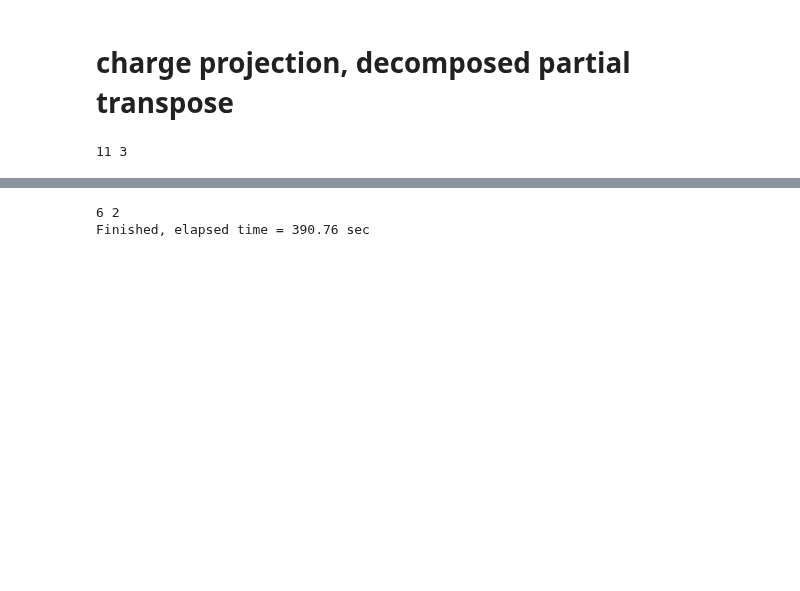
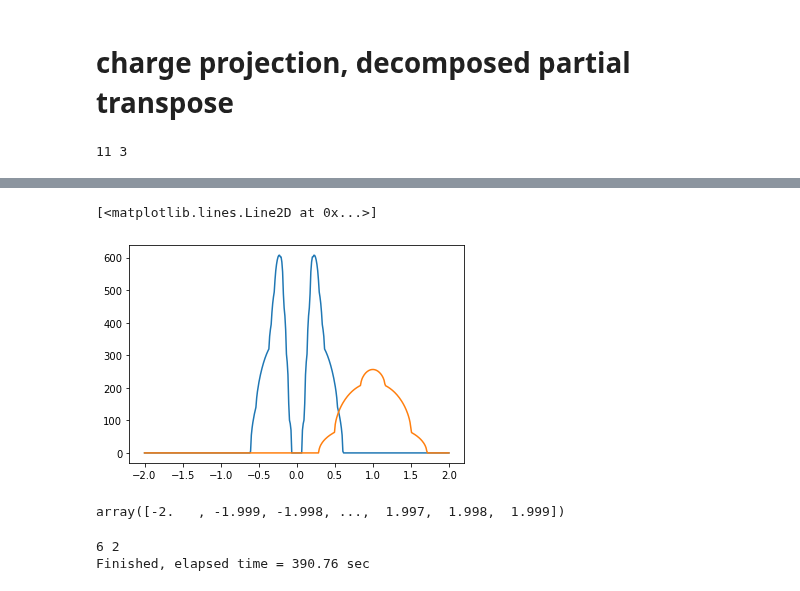
Before and after one commit to hassan-shap/RMT, a Jupyter notebook: symm_draft/U1_symmetry-resolved.ipynb, the cells around one changed output, grey strips where cells are left out. Cells and saved outputs as stored; diff of their text form; code cells hidden in the pictures; blank space fills up the shorter version.

```diff
--- a/symm_draft/U1_symmetry-resolved.ipynb
+++ b/symm_draft/U1_symmetry-resolved.ipynb
@@ -285,3 +277,67 @@ ES was loaded!
+# %%
+r=2 # local Hilbert space dim
+
+La=5
+Lb=5
+Na=r**La
+Nb=r**Lb
+
+Lc=12
+
+Npt = int((La+Lb+Lc)/2)
+Npt_a = 6
+Npt_c = Npt-Npt_a
+
+
+Lg = comb(La+Lb,Npt_a)
+Lγ = comb(Lc,Npt_c)
+
+z = np.linspace(-2,2,400)/Lg
+P1x = np.zeros(len(z))
+P2x = np.zeros(len(z))
+
+if Npt_a>La:
+    for Np1 in range(La+1):
+        α = comb(La,Np1)*comb(Lb,Npt_a-Np1)/(Lg*Lγ)
+        P2x += 1/(2*pi)*Lg**2*Lγ*np.real((4/Lg*α-(z-1/Lg)**2+0j)**0.5)
+        for Np2 in range(Npt_a+1):
+            if Np2 != Npt_a-Np1 :
+                α = comb(La,Np1)*comb(Lb,Np2)/(Lg*Lγ)
+                αb = comb(La,Npt_a-Np1)*comb(Lb,Npt_a-Np2)/(Lg*Lγ)
+                P1x += 1/pi*Lg**2*Lγ/(2*np.abs(z))*np.real((4/Lg**2*α*αb-(z**2-(α+αb)/Lg)**2+0j)**0.5)
+
+else:
+    for Np1 in range(Npt_a+1):
+        α = comb(La,Np1)*comb(Lb,Npt_a-Np1)/(Lg*Lγ)
+        P2x += 1/(2*pi)*Lg**2*Lγ*np.real((4/Lg*α-(z-1/Lg)**2+0j)**0.5)
+        for Np2 in range(Npt_a+1):
+            if Np2 != Npt_a-Np1 :
+                α = comb(La,Np1)*comb(Lb,Np2)/(Lg*Lγ)
+                αb = comb(La,Npt_a-Np1)*comb(Lb,Npt_a-Np2)/(Lg*Lγ)
+                P1x += 1/pi*Lg**2*Lγ/(2*np.abs(z))*np.real((4/Lg**2*α*αb-(z**2-(α+αb)/Lg)**2+0j)**0.5)
+
+
+plt.figure()
+plt.plot(z*Lg,P1x/Lg)
+plt.plot(z*Lg,P2x/Lg)
+# print(fx)
+# %% [output]
+[<matplotlib.lines.Line2D at 0x...>]
+[figure, added]
+# %%
+np.arange(-2,2,0.001)
+# def LAg(La1,La2,Npt_a):
+#     return comb(La1+La2,Npt_a)
+# #     y = 0
+# #     if Npt_a>La1:
+# #         for Np1 in range(La1+1):
+# #             y += comb(La1,Np1)*comb(La2,Npt_a-Np1)
+# #     else:
+# #         for Np1 in range(Npt_a+1):
+# #             y += comb(La1,Np1)*comb(La2,Npt_a-Np1)
+# #     return y
+# %% [output]
+array([-2.   , -1.999, -1.998, ...,  1.997,  1.998,  1.999])
 # %%
 Nrep=1000
 r=2 # local Hilbert space dim
```
Also changed, not shown: parts of 3 cells of this notebook, 5 other files.
